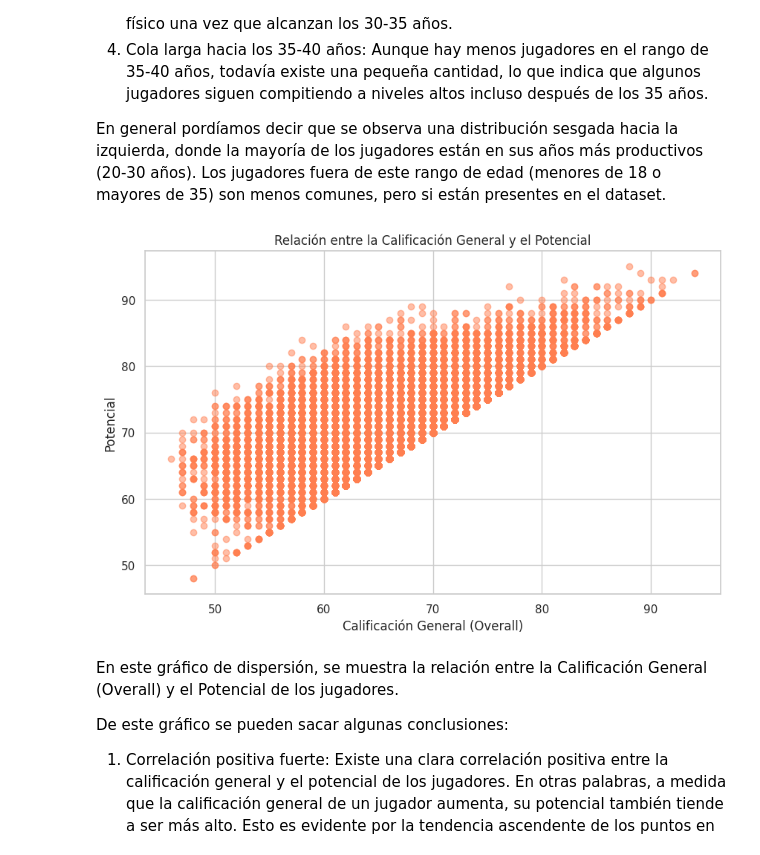
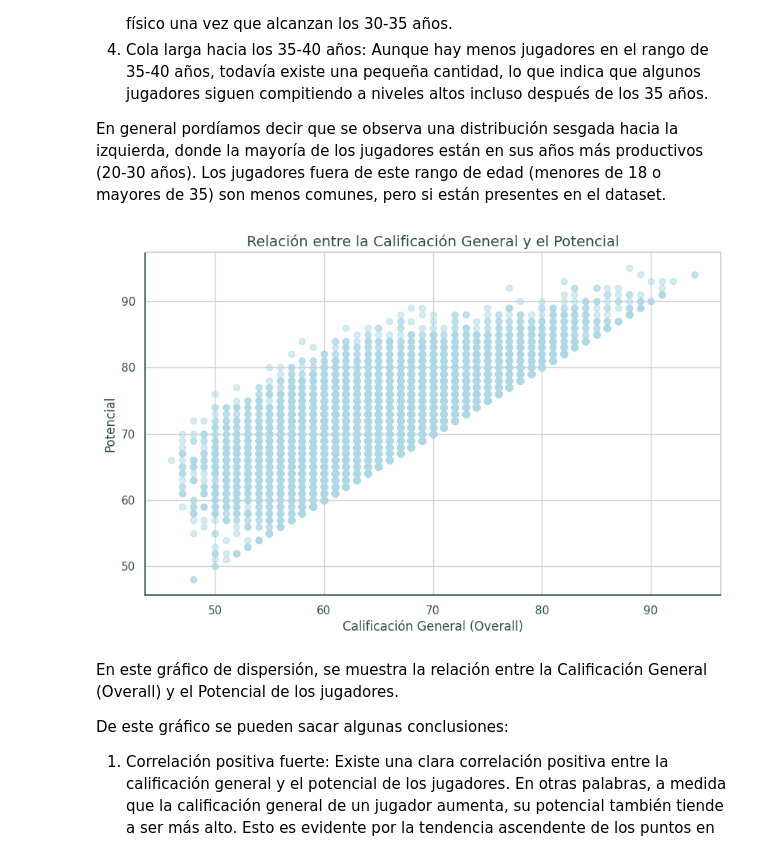
Before and after one commit to merniesgugh/CoderHouse-DS, a Jupyter notebook: Visualización_Mernies.ipynb, the cells around one changed output. Cells and saved outputs as stored; diff of their text form; code cells hidden in the pictures.

```diff
--- a/Visualización_Mernies.ipynb
+++ b/Visualización_Mernies.ipynb
@@ -64,20 +80,36 @@ Aunque hay menos jugadores en el rango de 35-40 años, todavía existe una peque
 En general pordíamos decir que se observa una distribución sesgada hacia la izquierda, donde la mayoría de los jugadores están en sus años más productivos (20-30 años). Los jugadores fuera de este rango de edad (menores de 18 o mayores de 35) son menos comunes, pero si están presentes en el dataset.
 # %%
 #Gráfico de dispersión (Overall vs. Potential): Este gráfico permite observar la relación entre la calificación general de un jugador y su potencial.
+
+import matplotlib.pyplot as plt
 
 # Eliminar filas con valores nulos en las columnas 'Overall' y 'Potential'
 df = df.dropna(subset=['Overall', 'Potential'])
 
-# Crear un gráfico de dispersión
+# Definir los colores FIFA 19
+fifa_azul_suave = '#ADD8E6'   # Azul claro más suave
+fifa_gris_claro = '#D3D3D3'   # Gris claro para el fondo
+fifa_gris_oscuro = '#2F4F4F'  # Gris oscuro para texto y bordes
+
+# Crear un gráfico de dispersión con colores FIFA 19
 plt.figure(figsize=(10, 6))
-plt.scatter(df['Overall'], df['Potential'], alpha=0.5, color='coral')
-plt.title('Relación entre la Calificación General y el Potencial')
-plt.xlabel('Calificación General (Overall)')
-plt.ylabel('Potencial')
-plt.grid(True)
+plt.scatter(df['Overall'], df['Potential'], alpha=0.5, color=fifa_azul_suave)
+plt.title('Relación entre la Calificación General y el Potencial', color=fifa_gris_oscuro, fontsize=14)
+plt.xlabel('Calificación General (Overall)', color=fifa_gris_oscuro, fontsize=12)
+plt.ylabel('Potencial', color=fifa_gris_oscuro, fontsize=12)
+plt.grid(True, color=fifa_gris_claro)
+
+# Cambiar el color de los ejes
+plt.gca().spines['bottom'].set_color(fifa_gris_oscuro)
+plt.gca().spines['left'].set_color(fifa_gris_oscuro)
+plt.gca().tick_params(axis='x', colors=fifa_gris_oscuro)
+plt.gca().tick_params(axis='y', colors=fifa_gris_oscuro)
+
+# Mantener el fondo blanco
+plt.gca().set_facecolor('white')
 plt.show()
 # %% [output]
-[figure, old version]
+[figure, new version]
 # %% [markdown]
 En este gráfico de dispersión, se muestra la relación entre la Calificación General (Overall) y el Potencial de los jugadores.
 
```
Also changed, not shown: parts of 7 cells of this notebook.
